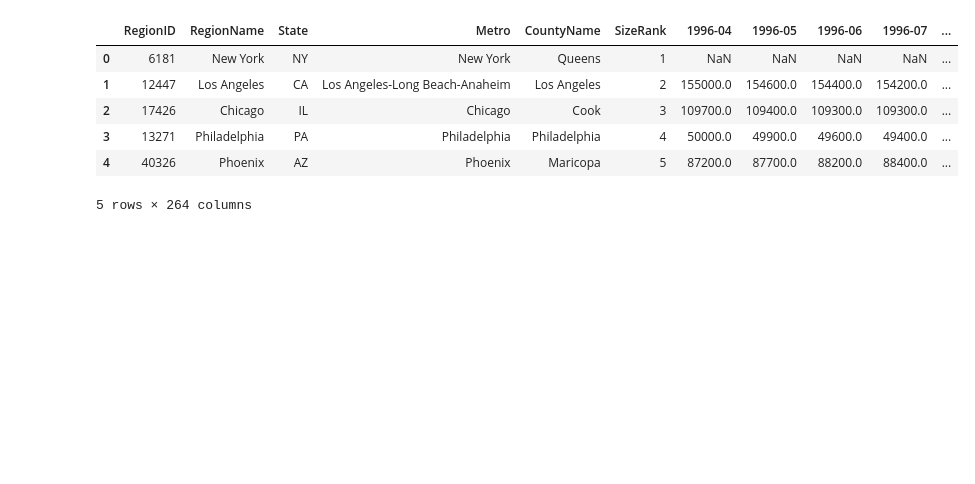
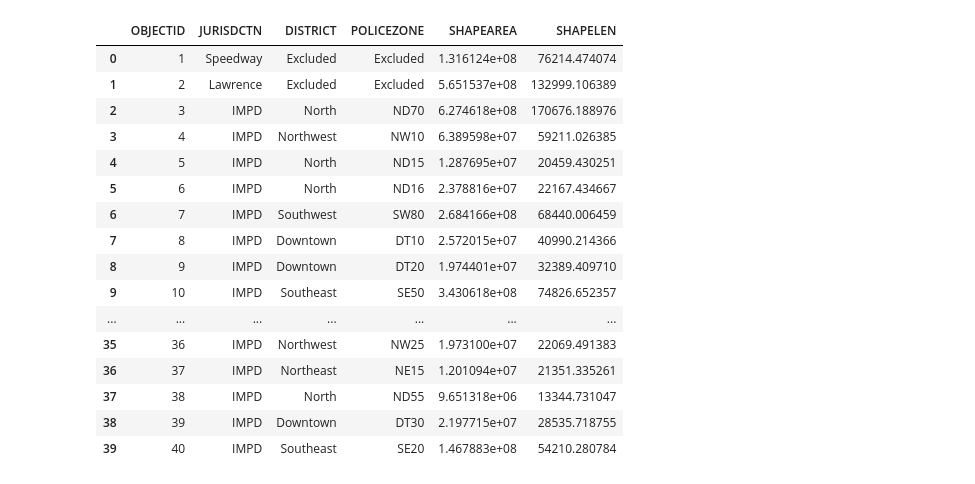
Before and after one commit to allenbra17/JBBP1, a Jupyter notebook: Jacob's Notebook.ipynb, the cells around one changed output. Drawn from its saved outputs; the diff is of its cells as text; code cells hidden in the pictures; blank space fills up the shorter version.

```diff
--- a/Jacob's Notebook.ipynb
+++ b/Jacob's Notebook.ipynb
@@ -1,14 +1,27 @@
 # %%
 import pandas as pd
 file = "CSV_Files/City_City_Zhvi_AllHomes.csv"
+file2 = "CSV_Files/IMPD_UCR_Current_Year.csv"
+file3 = "CSV_Files/Indianapolis_Police_Zones.csv"
+file4 = "CSV_Files/IMPD_Use_Of_Force.csv"
 # %%
-original_df = pd.read_csv(file)
-original_df.head()
+original_df = pd.read_csv(file3, low_memory=False)
+original_df.head(40)
 # %% [output]
-|  | RegionID | RegionName | State | Metro | CountyName | SizeRank | 1996-04 | 1996-05 | 1996-06 | 1996-07 | ... |
-| 0 | 6181 | New York | NY | New York | Queens | 1 | NaN | NaN | NaN | NaN | ... |
-| 1 | 12447 | Los Angeles | CA | Los Angeles-Long Beach-Anaheim | Los Angeles | 2 | 155000.0 | 154600.0 | 154400.0 | 154200.0 | ... |
-| 2 | 17426 | Chicago | IL | Chicago | Cook | 3 | 109700.0 | 109400.0 | 109300.0 | 109300.0 | ... |
-| 3 | 13271 | Philadelphia | PA | Philadelphia | Philadelphia | 4 | 50000.0 | 49900.0 | 49600.0 | 49400.0 | ... |
-| 4 | 40326 | Phoenix | AZ | Phoenix | Maricopa | 5 | 87200.0 | 87700.0 | 88200.0 | 88400.0 | ... |
+|  | OBJECTID | JURISDCTN | DISTRICT | POLICEZONE | SHAPEAREA | SHAPELEN |
+| 0 | 1 | Speedway | Excluded | Excluded | 1.316124e+08 | 76214.474074 |
+| 1 | 2 | Lawrence | Excluded | Excluded | 5.651537e+08 | 132999.106389 |
+| 2 | 3 | IMPD | North | ND70 | 6.274618e+08 | 170676.188976 |
+| 3 | 4 | IMPD | Northwest | NW10 | 6.389598e+07 | 59211.026385 |
+| 4 | 5 | IMPD | North | ND15 | 1.287695e+07 | 20459.430251 |
+| 5 | 6 | IMPD | North | ND16 | 2.378816e+07 | 22167.434667 |
+| 6 | 7 | IMPD | Southwest | SW80 | 2.684166e+08 | 68440.006459 |
+| 7 | 8 | IMPD | Downtown | DT10 | 2.572015e+07 | 40990.214366 |
+| 8 | 9 | IMPD | Downtown | DT20 | 1.974401e+07 | 32389.409710 |
+| 9 | 10 | IMPD | Southeast | SE50 | 3.430618e+08 | 74826.652357 |
+| ... | ... | ... | ... | ... | ... | ... |
+| 35 | 36 | IMPD | Northwest | NW25 | 1.973100e+07 | 22069.491383 |
+| 36 | 37 | IMPD | Northeast | NE15 | 1.201094e+07 | 21351.335261 |
+| 37 | 38 | IMPD | North | ND55 | 9.651318e+06 | 13344.731047 |
+| 38 | 39 | IMPD | Downtown | DT30 | 2.197715e+07 | 28535.718755 |
+| 39 | 40 | IMPD | Southeast | SE20 | 1.467883e+08 | 54210.280784 |
-5 rows × 264 columns
```
Also changed, not shown: parts of 2 cells of this notebook, 2 other files.
